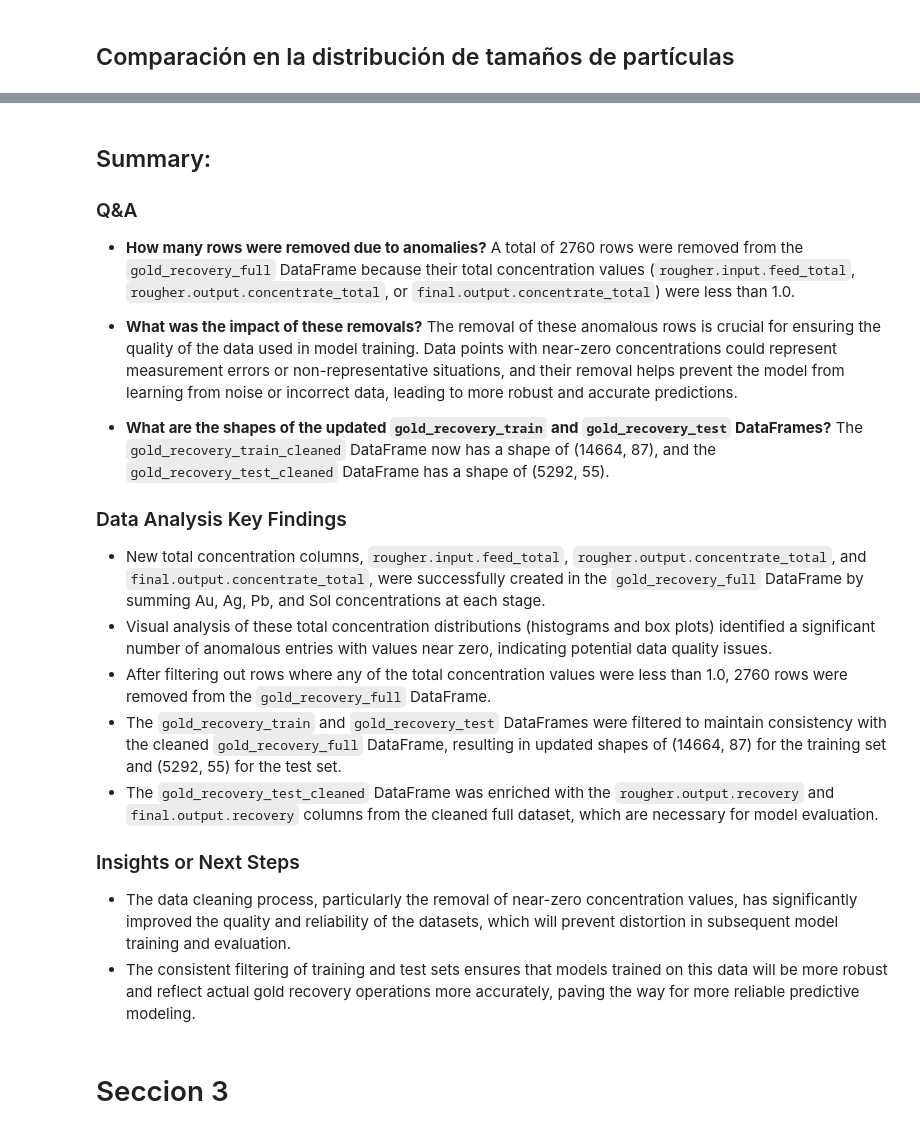
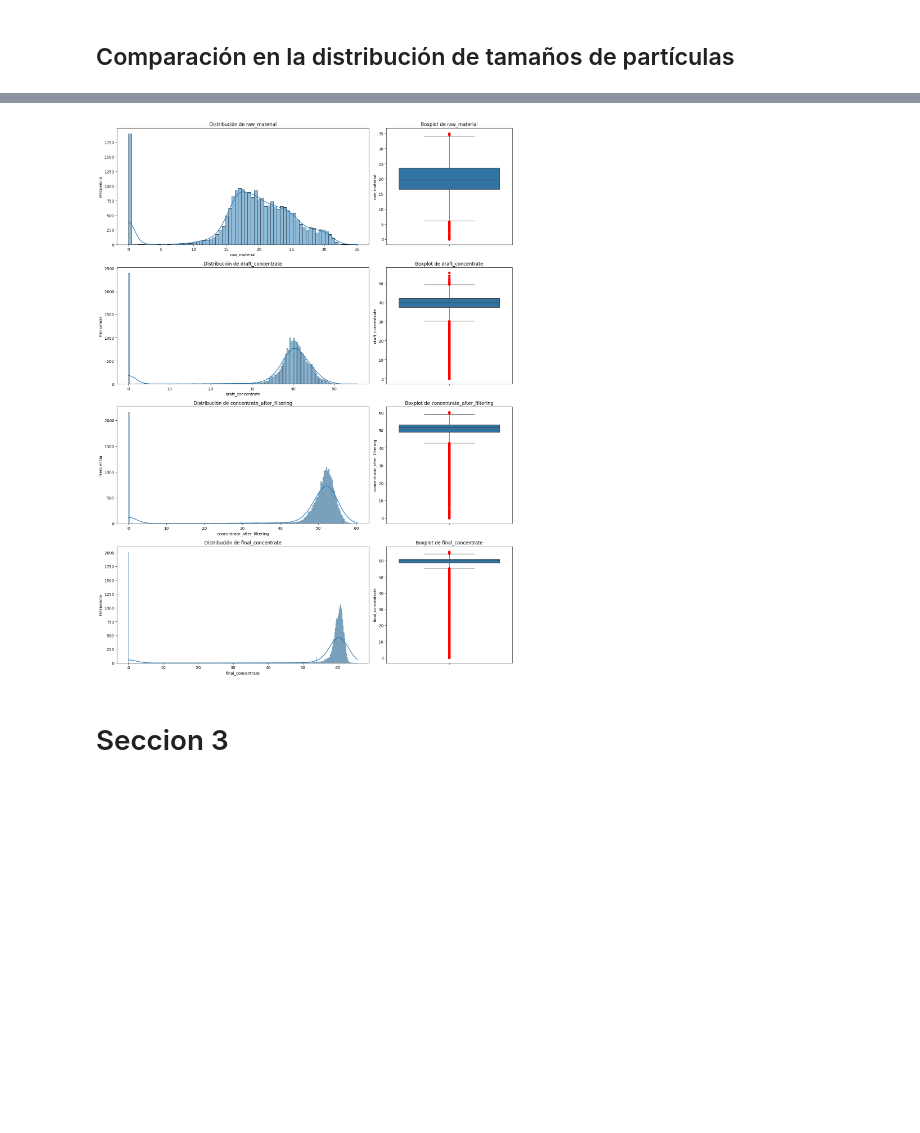
Before and after one commit to Davichobacter/data_science_tt, a Jupyter notebook: Sprint_13/notebook.ipynb, the cells around one changed output, grey strips where cells are left out. Saved outputs shown, nothing was run; the diff lists cells and outputs as text; code cells hidden in the pictures; blank space fills up the shorter version.

```diff
--- a/Sprint_13/notebook.ipynb
+++ b/Sprint_13/notebook.ipynb
@@ -524,2 +455,0 @@ The user wants to calculate the total concentration for the rougher concentrate
-# %%
-gold_recovery_full['rougher.output.concentrate_total'] = gold_recovery_full['rougher.output.concentrate_au'] + gold_recovery_full['rougher.output.concentrate_ag'] + gold_recovery_full['rougher.output.concentrate_pb'] + gold_recovery_full['rougher.output.concentrate_sol']
@@ -529,2 +455,0 @@ The user wants to calculate the total concentration for the final concentrate st
-# %%
-gold_recovery_full['final.output.concentrate_total'] = gold_recovery_full['final.output.concentrate_au'] + gold_recovery_full['final.output.concentrate_ag'] + gold_recovery_full['final.output.concentrate_pb'] + gold_recovery_full['final.output.concentrate_sol']
@@ -763,26 +548,24 @@ Summarize the findings from the total concentration analysis, the identification
-# %% [markdown]
-## Summary:
-
-### Q&A
-*   **How many rows were removed due to anomalies?**
-    A total of 2760 rows were removed from the `gold_recovery_full` DataFrame because their total concentration values (`rougher.input.feed_total`, `rougher.output.concentrate_total`, or `final.output.concentrate_total`) were less than 1.0.
-
-*   **What was the impact of these removals?**
-    The removal of these anomalous rows is crucial for ensuring the quality of the data used in model training. Data points with near-zero concentrations could represent measurement errors or non-representative situations, and their removal helps prevent the model from learning from noise or incorrect data, leading to more robust and accurate predictions.
-
-*   **What are the shapes of the updated `gold_recovery_train` and `gold_recovery_test` DataFrames?**
-    The `gold_recovery_train_cleaned` DataFrame now has a shape of (14664, 87), and the `gold_recovery_test_cleaned` DataFrame has a shape of (5292, 55).
-
-### Data Analysis Key Findings
-*   New total concentration columns, `rougher.input.feed_total`, `rougher.output.concentrate_total`, and `final.output.concentrate_total`, were successfully created in the `gold_recovery_full` DataFrame by summing Au, Ag, Pb, and Sol concentrations at each stage.
-*   Visual analysis of these total concentration distributions (histograms and box plots) identified a significant number of anomalous entries with values near zero, indicating potential data quality issues.
-*   After filtering out rows where any of the total concentration values were less than 1.0, 2760 rows were removed from the `gold_recovery_full` DataFrame.
-*   The `gold_recovery_train` and `gold_recovery_test` DataFrames were filtered to maintain consistency with the cleaned `gold_recovery_full` DataFrame, resulting in updated shapes of (14664, 87) for the training set and (5292, 55) for the test set.
-*   The `gold_recovery_test_cleaned` DataFrame was enriched with the `rougher.output.recovery` and `final.output.recovery` columns from the cleaned full dataset, which are necessary for model evaluation.
-
-### Insights or Next Steps
-*   The data cleaning process, particularly the removal of near-zero concentration values, has significantly improved the quality and reliability of the datasets, which will prevent distortion in subsequent model training and evaluation.
-*   The consistent filtering of training and test sets ensures that models trained on this data will be more robust and reflect actual gold recovery operations more accurately, paving the way for more reliable predictive modeling.
+# %%
+first = 'rougher.input.feed_'
+second = 'rougher.output.concentrate_'
+third = 'primary_cleaner.output.concentrate_'
+fourth = 'final.output.concentrate_'
+# %%
+gold_recovery_full['raw_material'] = gold_recovery_full[[first+'au', first+'ag', first+'pb']].sum(axis=1)
+gold_recovery_full['draft_concentrate'] = gold_recovery_full[[second+'au', second+'ag', second+'pb']].sum(axis=1)
+gold_recovery_full['concentrate_after_filtering'] = gold_recovery_full[[third+'au', third+'ag', third+'pb']].sum(axis=1)
+gold_recovery_full['final_concentrate'] = gold_recovery_full[[fourth+'au', fourth+'ag', fourth+'pb']].sum(axis=1)
+# %%
+total_concentration_columns = [
+    'raw_material',
+    'draft_concentrate',
+    'concentrate_after_filtering',
+    'final_concentrate'
+]
+
+plot_total_concentrations(gold_recovery_full, total_concentration_columns)
+# %% [output]
+[figure, added]
 # %% [markdown]
 # Seccion 3
 # %%
```
Also changed, not shown: parts of 44 cells of this notebook.
